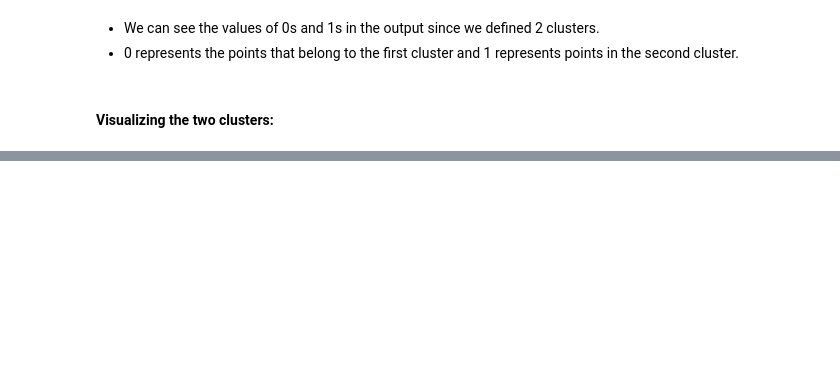
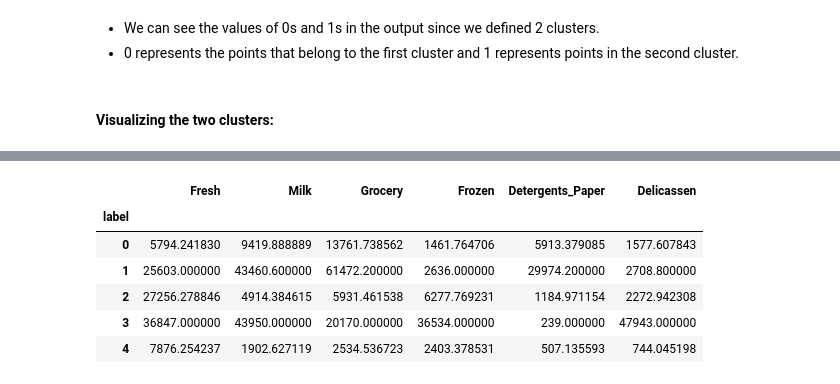
Before and after one commit to dbabichenko/python_for_data_and_analytics, a Jupyter notebook: Clustering/hierarchical_clustering_example.ipynb, the cells around one changed output, grey strips where cells are left out. Saved outputs shown, nothing was run; the diff lists cells and outputs as text; code cells hidden in the pictures; blank space fills up the shorter version.

```diff
--- a/Clustering/hierarchical_clustering_example.ipynb
+++ b/Clustering/hierarchical_clustering_example.ipynb
@@ -186,0 +209,10 @@ plt.scatter(data_unscaled['Milk'], data_unscaled['Grocery'], c=cluster.labels_)
+# %%
+data_unscaled.groupby('label').mean()
+# %% [output]
+|  | Fresh | Milk | Grocery | Frozen | Detergents_Paper | Delicassen |
+| label |  |  |  |  |  |  |
+| 0 | 5794.241830 | 9419.888889 | 13761.738562 | 1461.764706 | 5913.379085 | 1577.607843 |
+| 1 | 25603.000000 | 43460.600000 | 61472.200000 | 2636.000000 | 29974.200000 | 2708.800000 |
+| 2 | 27256.278846 | 4914.384615 | 5931.461538 | 6277.769231 | 1184.971154 | 2272.942308 |
+| 3 | 36847.000000 | 43950.000000 | 20170.000000 | 36534.000000 | 239.000000 | 47943.000000 |
+| 4 | 7876.254237 | 1902.627119 | 2534.536723 | 2403.378531 | 507.135593 | 744.045198 |
```
Also changed, not shown: parts of 5 cells of this notebook, 1 other file.
